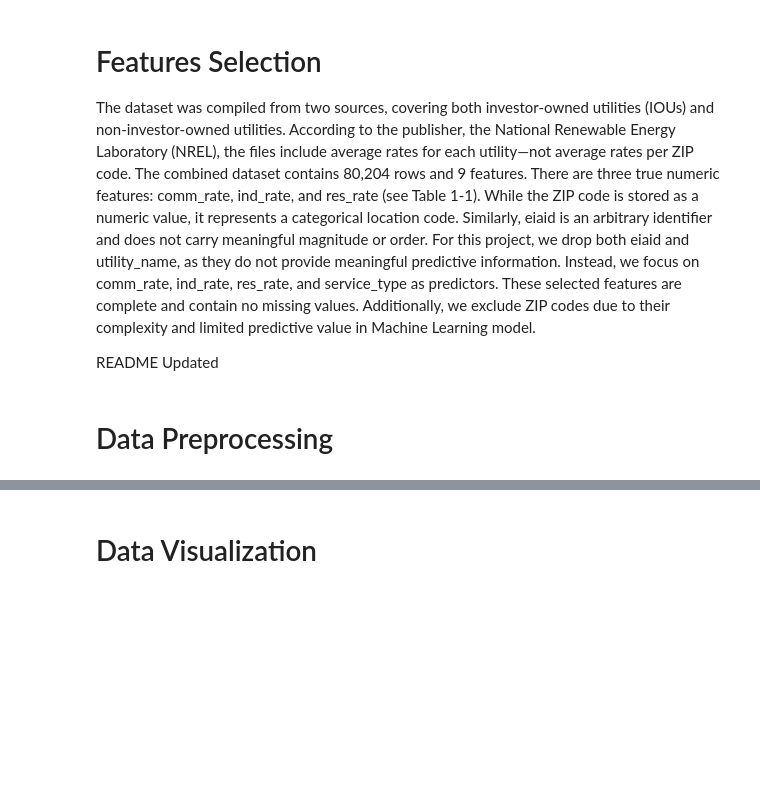
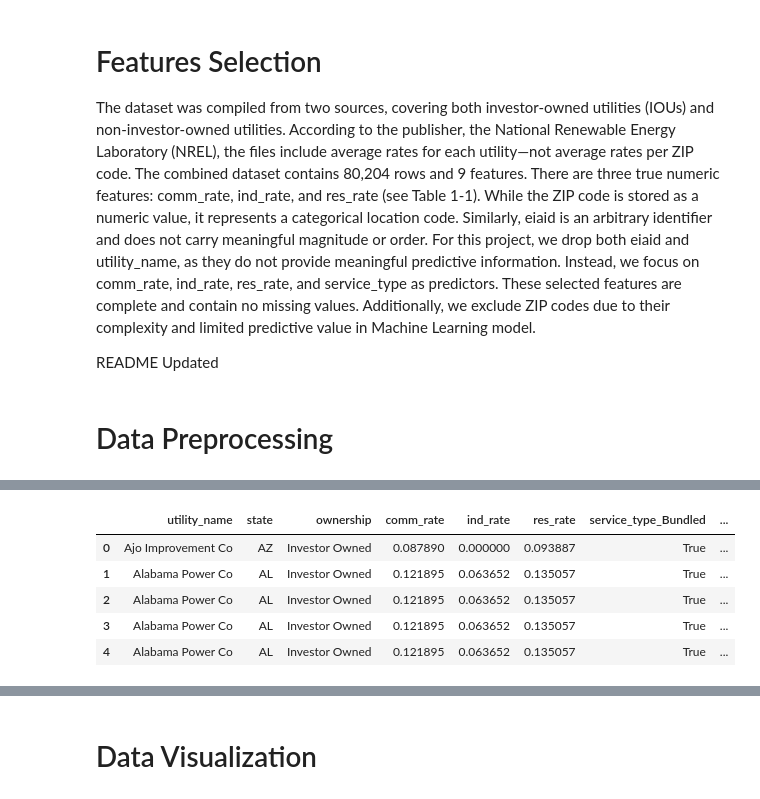
Before and after one commit to jorgevaz47/CST383_DS_Project, a Jupyter notebook: DS_Project.ipynb, the cells around one changed output, grey strips where cells are left out. Drawn from its saved outputs; the diff is of its cells as text; code cells hidden in the pictures; blank space fills up the shorter version.

```diff
--- a/DS_Project.ipynb
+++ b/DS_Project.ipynb
@@ -190,0 +227,10 @@ Comments
+# %%
+df = pd.get_dummies(df, columns=["service_type"])
+df.head()
+# %% [output]
+|  | utility_name | state | ownership | comm_rate | ind_rate | res_rate | service_type_Bundled | ... |
+| 0 | Ajo Improvement Co | AZ | Investor Owned | 0.087890 | 0.000000 | 0.093887 | True | ... |
+| 1 | Alabama Power Co | AL | Investor Owned | 0.121895 | 0.063652 | 0.135057 | True | ... |
+| 2 | Alabama Power Co | AL | Investor Owned | 0.121895 | 0.063652 | 0.135057 | True | ... |
+| 3 | Alabama Power Co | AL | Investor Owned | 0.121895 | 0.063652 | 0.135057 | True | ... |
+| 4 | Alabama Power Co | AL | Investor Owned | 0.121895 | 0.063652 | 0.135057 | True | ... |
```
Also changed, not shown: parts of 13 cells of this notebook.
